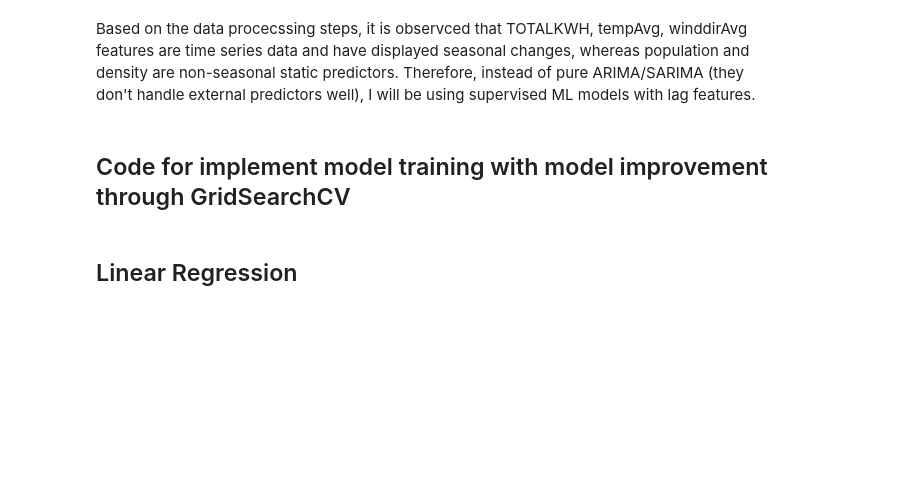
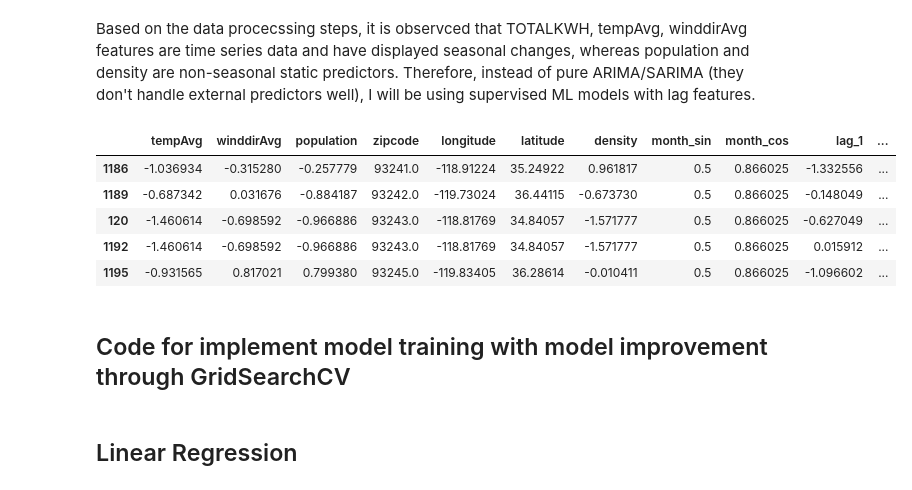
Before and after one commit to kaia-hu/Energy_Load_Forcasting, a Jupyter notebook: time_series_modeling.ipynb, the cells around one changed output. Saved outputs shown, nothing was run; the diff lists cells and outputs as text; code cells hidden in the pictures; blank space fills up the shorter version.

```diff
--- a/time_series_modeling.ipynb
+++ b/time_series_modeling.ipynb
@@ -58,6 +58,15 @@ X_test = test[features]
 y_test = test['TOTALKWH']
 
 all_data = (X_train, y_train, X_test, y_test)
+# %%
+X_train.head()
+# %% [output]
+|  | tempAvg | winddirAvg | population | zipcode | longitude | latitude | density | month_sin | month_cos | lag_1 | ... |
+| 1186 | -1.036934 | -0.315280 | -0.257779 | 93241.0 | -118.91224 | 35.24922 | 0.961817 | 0.5 | 0.866025 | -1.332556 | ... |
+| 1189 | -0.687342 | 0.031676 | -0.884187 | 93242.0 | -119.73024 | 36.44115 | -0.673730 | 0.5 | 0.866025 | -0.148049 | ... |
+| 120 | -1.460614 | -0.698592 | -0.966886 | 93243.0 | -118.81769 | 34.84057 | -1.571777 | 0.5 | 0.866025 | -0.627049 | ... |
+| 1192 | -1.460614 | -0.698592 | -0.966886 | 93243.0 | -118.81769 | 34.84057 | -1.571777 | 0.5 | 0.866025 | 0.015912 | ... |
+| 1195 | -0.931565 | 0.817021 | 0.799380 | 93245.0 | -119.83405 | 36.28614 | -0.010411 | 0.5 | 0.866025 | -1.096602 | ... |
 # %% [markdown]
 ## Code for implement model training with model improvement through GridSearchCV
 # %%
```
Also changed, not shown: parts of 6 cells of this notebook, 3 other files.
